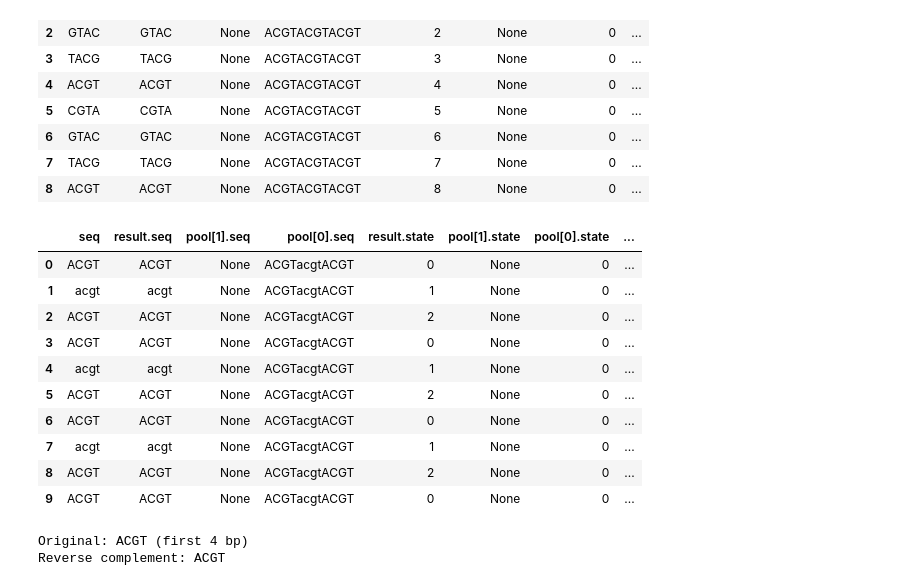
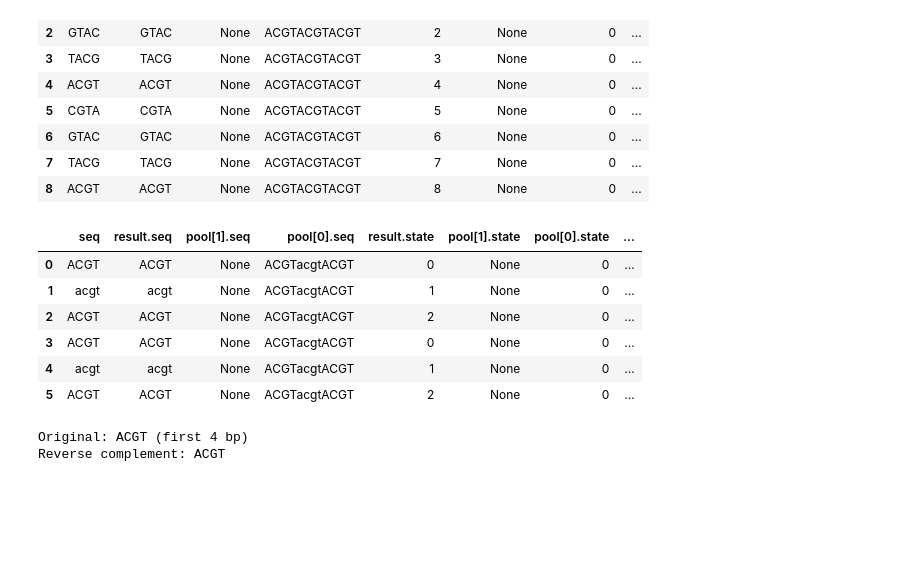
Before and after one commit to jbkinney/poolparty-statetracker, a Jupyter notebook: notebooks/26.01.03_subseq_scan_demo.ipynb, the cells around one changed output. Saved outputs shown, nothing was run; the diff lists cells and outputs as text; code cells hidden in the pictures; blank space fills up the shorter version.

```diff
--- a/notebooks/26.01.03_subseq_scan_demo.ipynb
+++ b/notebooks/26.01.03_subseq_scan_demo.ipynb
@@ -21,27 +21,23 @@ df
 # %%
 # subseq_scan with specific positions
 with pp.Party():
     result = pp.subseq_scan(
         'ACGTacgtACGT',
         seq_length=4,
         positions=[0, 4, 8],
         mode='sequential'
     ).named('result')
 
-df = result.generate_library(num_seqs=10, seed=42)
+df = result.generate_library(num_cycles=2, seed=42)
 df
 # %% [output]
 |  | seq | result.seq | pool[1].seq | pool[0].seq | result.state | pool[1].state | pool[0].state | ... |
 | 0 | ACGT | ACGT | None | ACGTacgtACGT | 0 | None | 0 | ... |
 | 1 | acgt | acgt | None | ACGTacgtACGT | 1 | None | 0 | ... |
 | 2 | ACGT | ACGT | None | ACGTacgtACGT | 2 | None | 0 | ... |
 | 3 | ACGT | ACGT | None | ACGTacgtACGT | 0 | None | 0 | ... |
 | 4 | acgt | acgt | None | ACGTacgtACGT | 1 | None | 0 | ... |
 | 5 | ACGT | ACGT | None | ACGTacgtACGT | 2 | None | 0 | ... |
-| 6 | ACGT | ACGT | None | ACGTacgtACGT | 0 | None | 0 | ... |
-| 7 | acgt | acgt | None | ACGTacgtACGT | 1 | None | 0 | ... |
-| 8 | ACGT | ACGT | None | ACGTacgtACGT | 2 | None | 0 | ... |
-| 9 | ACGT | ACGT | None | ACGTacgtACGT | 0 | None | 0 | ... |
 # %%
 # subseq_scan with strand='-' (reverse complement of extracted region)
 with pp.Party():
```
Also changed, not shown: 9 other files.
